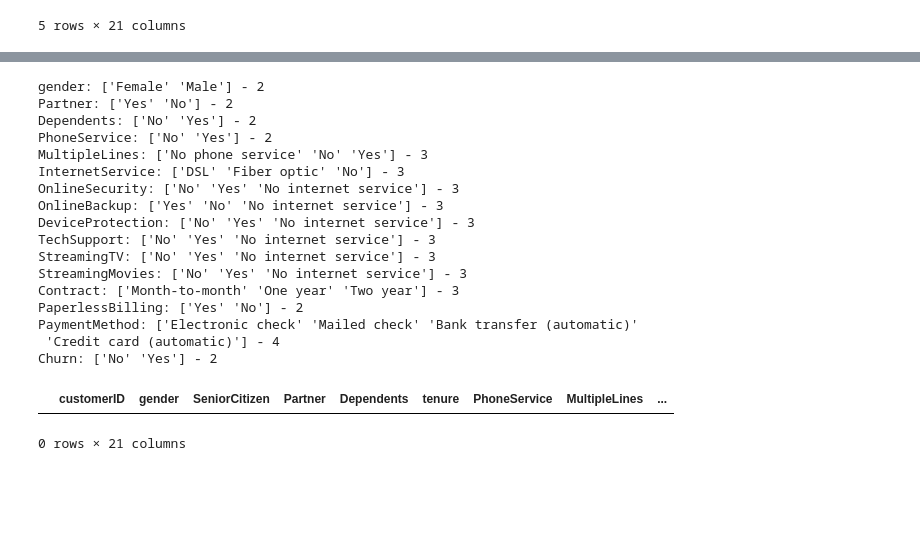
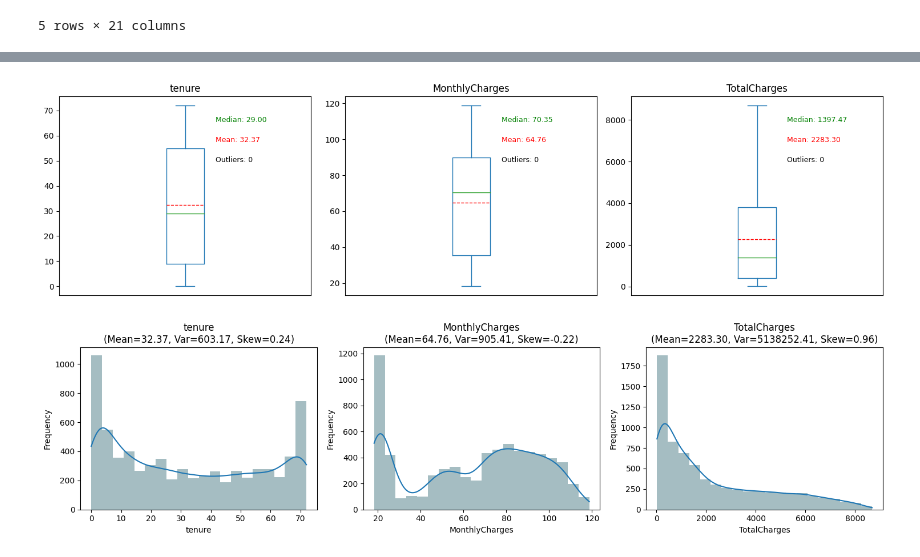
Before and after one commit to chanonchacharu/DM-TelcoChurnPrediction, a Jupyter notebook: churn-prediction-des434-data-analysis-and-ml.ipynb, the cells around one changed output, grey strips where cells are left out. Saved outputs shown, nothing was run; the diff lists cells and outputs as text; code cells hidden in the pictures; blank space fills up the shorter version.

Commit message:
Kaggle Notebook | Churn Prediction - DES434 Data Analysis and ML | Version 6

```diff
--- a/churn-prediction-des434-data-analysis-and-ml.ipynb
+++ b/churn-prediction-des434-data-analysis-and-ml.ipynb
@@ -1,18 +0,0 @@
-# %%
-# This Python 3 environment comes with many helpful analytics libraries installed
-# It is defined by the kaggle/python Docker image: https://github.com/kaggle/docker-python
-# For example, here's several helpful packages to load
-
-import numpy as np # linear algebra
-import pandas as pd # data processing, CSV file I/O (e.g. pd.read_csv)
-
-# Input data files are available in the read-only "../input/" directory
-# For example, running this (by clicking run or pressing Shift+Enter) will list all files under the input directory
-
-import os
-for dirname, _, filenames in os.walk('/kaggle/input'):
-    for filename in filenames:
-        print(os.path.join(dirname, filename))
-
-# You can write up to 20GB to the current directory (/kaggle/working/) that gets preserved as output when you create a version using "Save & Run All"
-# You can also write temporary files to /kaggle/temp/, but they won't be saved outside of the current session
@@ -70,36 +49,0 @@ memory usage: 1.1+ MB
-# %%
-# Check the uniqueness of the data
-for col in df.columns.tolist()[1:]:
-    data_type = df[col].dtype
-    uniqueness = df[col].unique()
-    nunique = df[col].nunique()
-    if data_type == 'object' and nunique <= 100:
-        print(f'{col}: {uniqueness} - {nunique}')
-# %% [output]
-gender: ['Female' 'Male'] - 2
-Partner: ['Yes' 'No'] - 2
-Dependents: ['No' 'Yes'] - 2
-PhoneService: ['No' 'Yes'] - 2
-MultipleLines: ['No phone service' 'No' 'Yes'] - 3
-InternetService: ['DSL' 'Fiber optic' 'No'] - 3
-OnlineSecurity: ['No' 'Yes' 'No internet service'] - 3
-OnlineBackup: ['Yes' 'No' 'No internet service'] - 3
-DeviceProtection: ['No' 'Yes' 'No internet service'] - 3
-TechSupport: ['No' 'Yes' 'No internet service'] - 3
-StreamingTV: ['No' 'Yes' 'No internet service'] - 3
-StreamingMovies: ['No' 'Yes' 'No internet service'] - 3
-Contract: ['Month-to-month' 'One year' 'Two year'] - 3
-PaperlessBilling: ['Yes' 'No'] - 2
-PaymentMethod: ['Electronic check' 'Mailed check' 'Bank transfer (automatic)'
- 'Credit card (automatic)'] - 4
-Churn: ['No' 'Yes'] - 2
-# %%
-df['TotalCharges'] = pd.to_numeric(df['TotalCharges'], errors='coerce')
-
-df['TotalCharges'] = df['TotalCharges'].fillna(df['TotalCharges'].mean()) # Review the imputation method later - based on Outliers
-
-# Check if there is any missing informaiton
-df[df.isnull().any(axis=1)]
-# %% [output]
-|  | customerID | gender | SeniorCitizen | Partner | Dependents | tenure | PhoneService | MultipleLines | ... |
-0 rows × 21 columns
@@ -112,0 +117,8 @@ categorical_df = 'IDK'
+# %%
+df['TotalCharges'] = pd.to_numeric(df['TotalCharges'], errors='coerce')
+numerical_data_col = ['tenure','MonthlyCharges','TotalCharges']
+boxplot_wannotation_plot(df[numerical_data_col])
+distribution_wannotation_plot(df[numerical_data_col])
+# %% [output]
+[figure, added]
+[figure, added]
```
Also changed, not shown: parts of 22 cells of this notebook.
